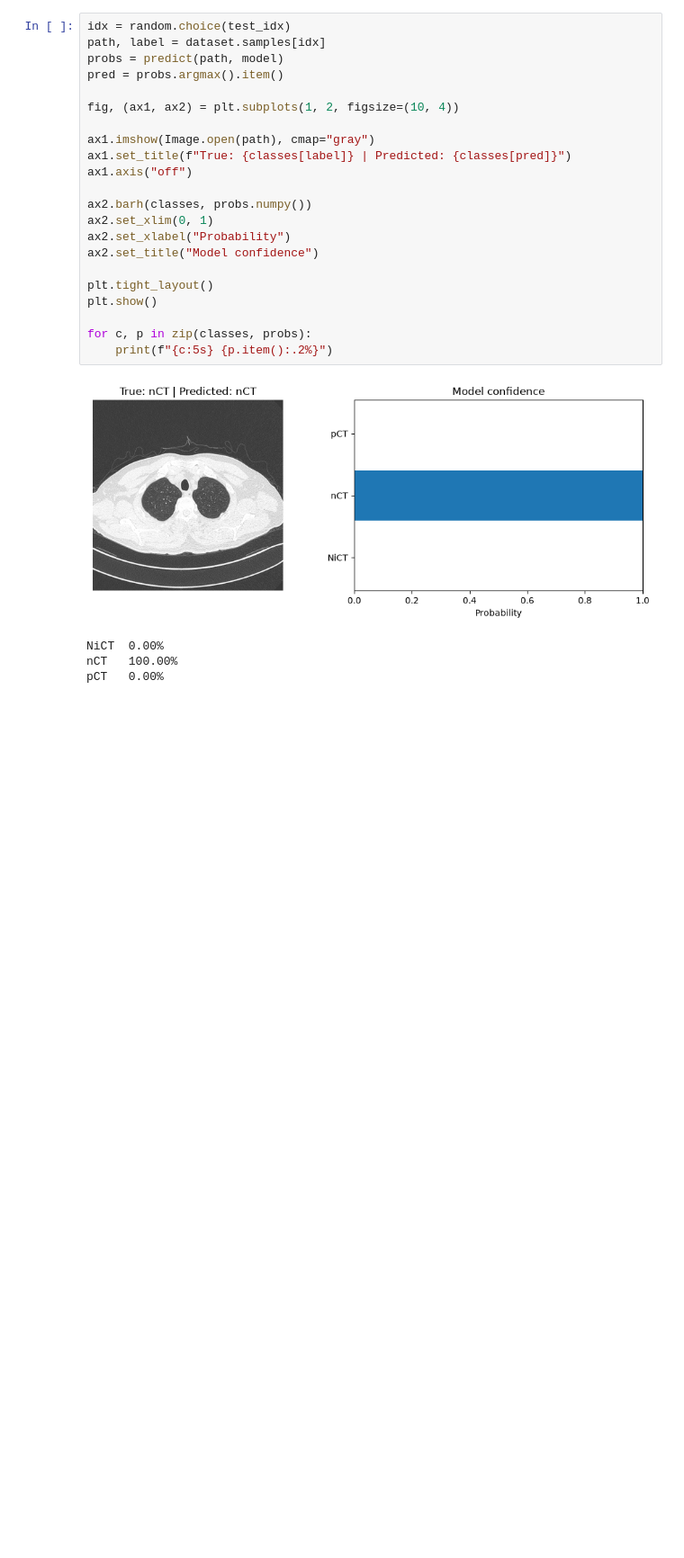
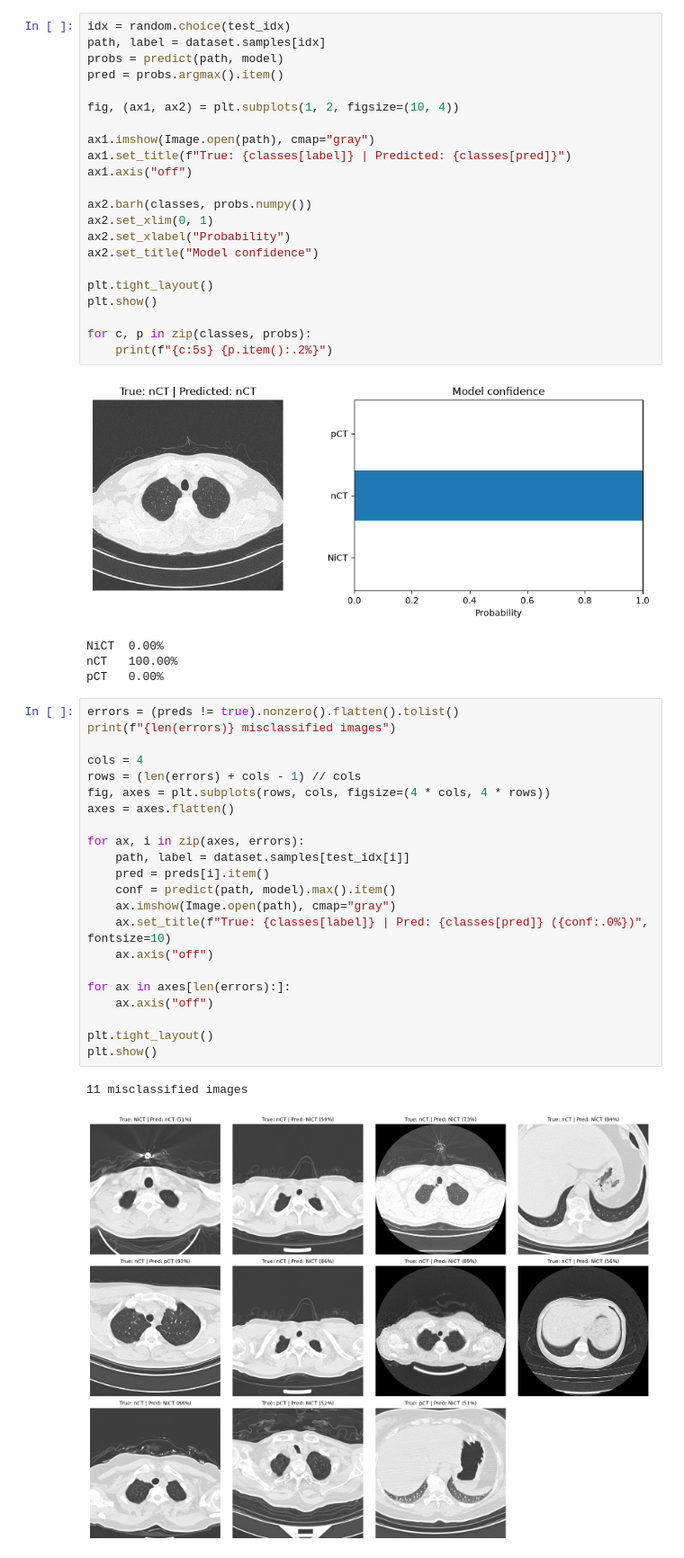
Before and after one commit to aymanbelbachir/covid-ct-classifier, a Jupyter notebook: classifier.ipynb, the cells around one changed output. Shown at 90% size. Drawn from its saved outputs; the diff is of its cells as text; blank space fills up the shorter version.

```diff
--- a/classifier.ipynb
+++ b/classifier.ipynb
@@ -368,3 +368,28 @@ for c, p in zip(classes, probs):
 NiCT  0.00%
 nCT   100.00%
 pCT   0.00%
+# %%
+errors = (preds != true).nonzero().flatten().tolist()
+print(f"{len(errors)} misclassified images")
+
+cols = 4
+rows = (len(errors) + cols - 1) // cols
+fig, axes = plt.subplots(rows, cols, figsize=(4 * cols, 4 * rows))
+axes = axes.flatten()
+
+for ax, i in zip(axes, errors):
+    path, label = dataset.samples[test_idx[i]]
+    pred = preds[i].item()
+    conf = predict(path, model).max().item()
+    ax.imshow(Image.open(path), cmap="gray")
+    ax.set_title(f"True: {classes[label]} | Pred: {classes[pred]} ({conf:.0%})", fontsize=10)
+    ax.axis("off")
+
+for ax in axes[len(errors):]:
+    ax.axis("off")
+
+plt.tight_layout()
+plt.show()
+# %% [output]
+11 misclassified images
+[figure, added]
```
Also changed, not shown: 2 other files.
